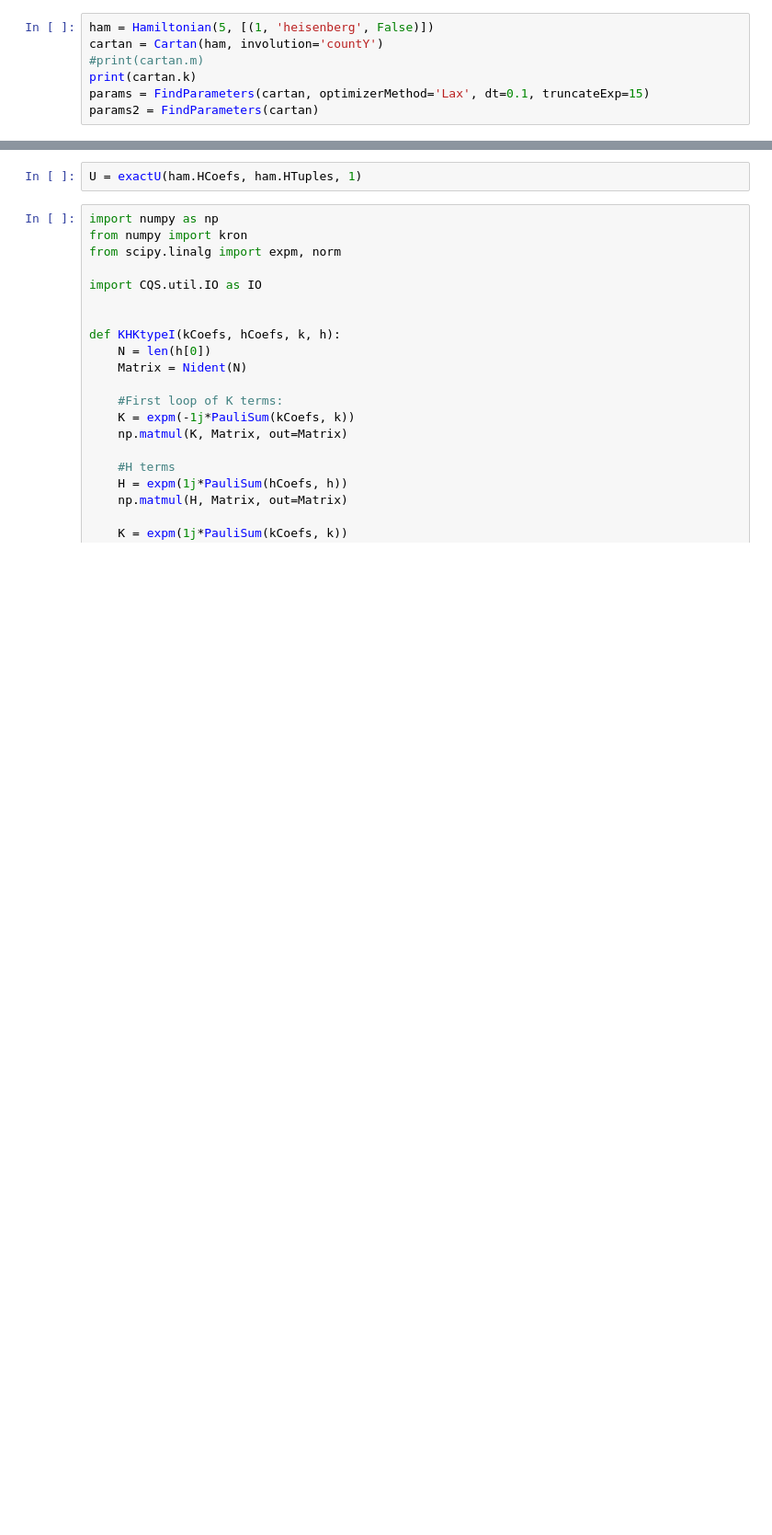
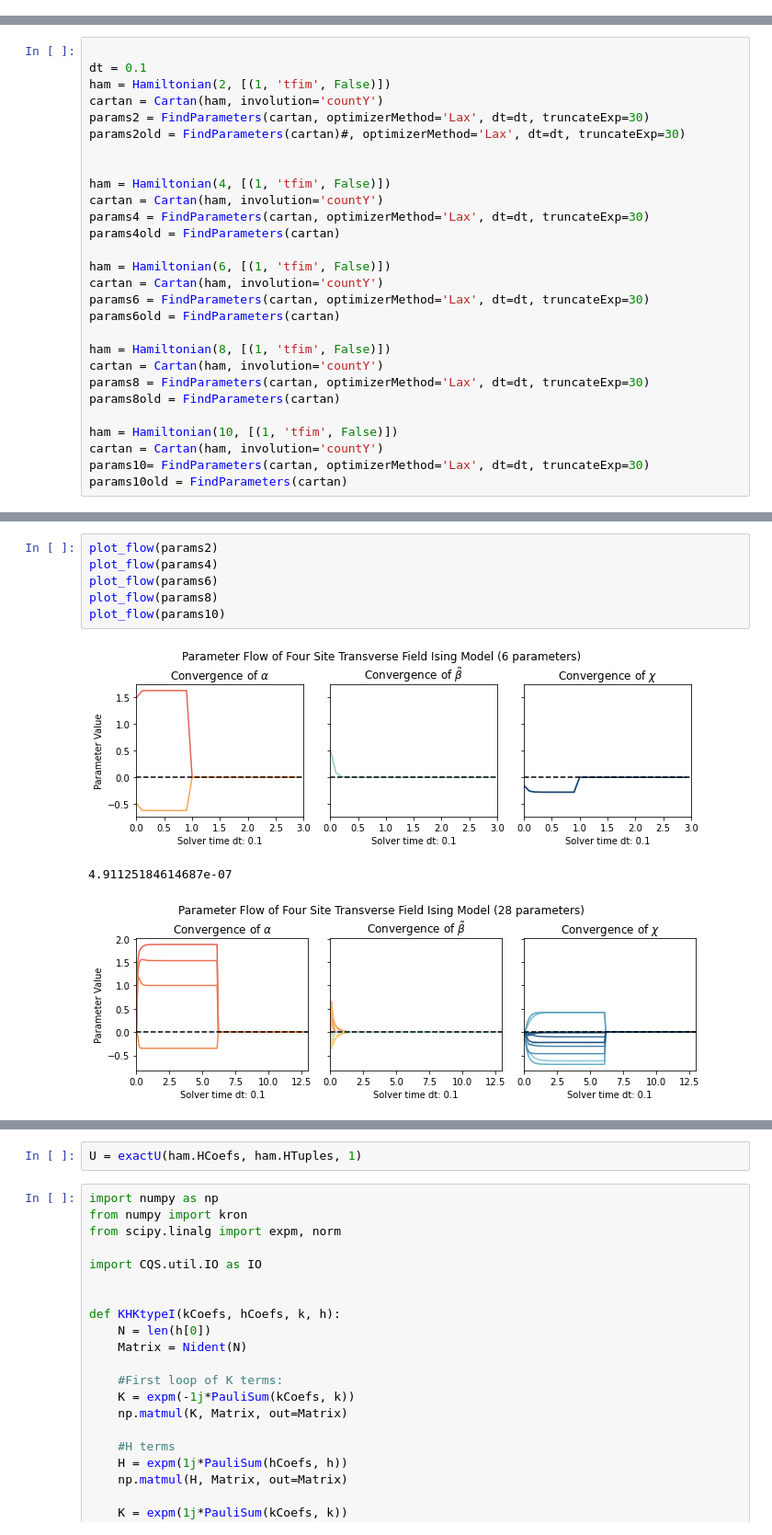
Before and after one commit to kemperlab/cartan-quantum-synthesizer, a Jupyter notebook: examples/laxSolver.ipynb, the cells around one changed output, grey strips where cells are left out. Shown at 92% size. Saved outputs shown, nothing was run; the diff lists cells and outputs as text; blank space fills up the shorter version.

```diff
--- a/examples/laxSolver.ipynb
+++ b/examples/laxSolver.ipynb
@@ -5,7 +5,0 @@ from CQS.util.verification import exactU, Nident, PauliExpUnitary, KHK
-# %%
-ham = Hamiltonian(5, [(1, 'heisenberg', False)])
-cartan = Cartan(ham, involution='countY')
-#print(cartan.m)
-print(cartan.k)
-params = FindParameters(cartan, optimizerMethod='Lax', dt=0.1, truncateExp=15)
-params2 = FindParameters(cartan)
@@ -52,0 +6,28 @@ print(params.cartan.k)
+# %%
+
+dt = 0.1
+ham = Hamiltonian(2, [(1, 'tfim', False)])
+cartan = Cartan(ham, involution='countY')
+params2 = FindParameters(cartan, optimizerMethod='Lax', dt=dt, truncateExp=30)
+params2old = FindParameters(cartan)#, optimizerMethod='Lax', dt=dt, truncateExp=30)
+
+
+ham = Hamiltonian(4, [(1, 'tfim', False)])
+cartan = Cartan(ham, involution='countY')
+params4 = FindParameters(cartan, optimizerMethod='Lax', dt=dt, truncateExp=30)
+params4old = FindParameters(cartan)
+
+ham = Hamiltonian(6, [(1, 'tfim', False)])
+cartan = Cartan(ham, involution='countY')
+params6 = FindParameters(cartan, optimizerMethod='Lax', dt=dt, truncateExp=30)
+params6old = FindParameters(cartan)
+
+ham = Hamiltonian(8, [(1, 'tfim', False)])
+cartan = Cartan(ham, involution='countY')
+params8 = FindParameters(cartan, optimizerMethod='Lax', dt=dt, truncateExp=30)
+params8old = FindParameters(cartan)
+
+ham = Hamiltonian(10, [(1, 'tfim', False)])
+cartan = Cartan(ham, involution='countY')
+params10= FindParameters(cartan, optimizerMethod='Lax', dt=dt, truncateExp=30)
+params10old = FindParameters(cartan)
@@ -52,0 +97,10 @@ print(params.cartan.k)
+# %%
+plot_flow(params2)
+plot_flow(params4)
+plot_flow(params6)
+plot_flow(params8)
+plot_flow(params10)
+# %% [output]
+[figure, added]
+4.91125184614687e-07
+[figure, added]
```
Also changed, not shown: parts of 12 cells of this notebook, 4 other files.
